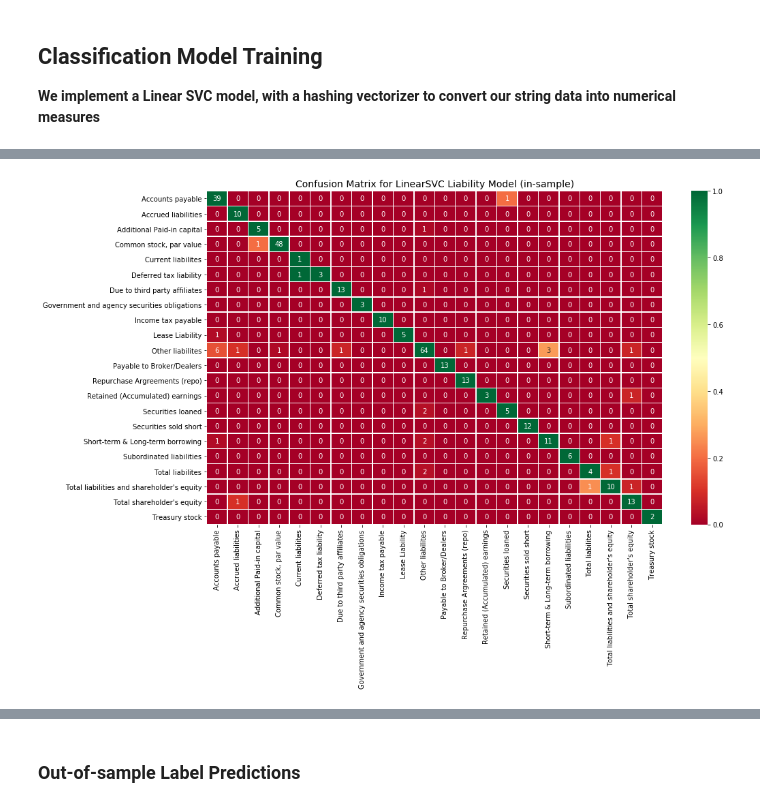
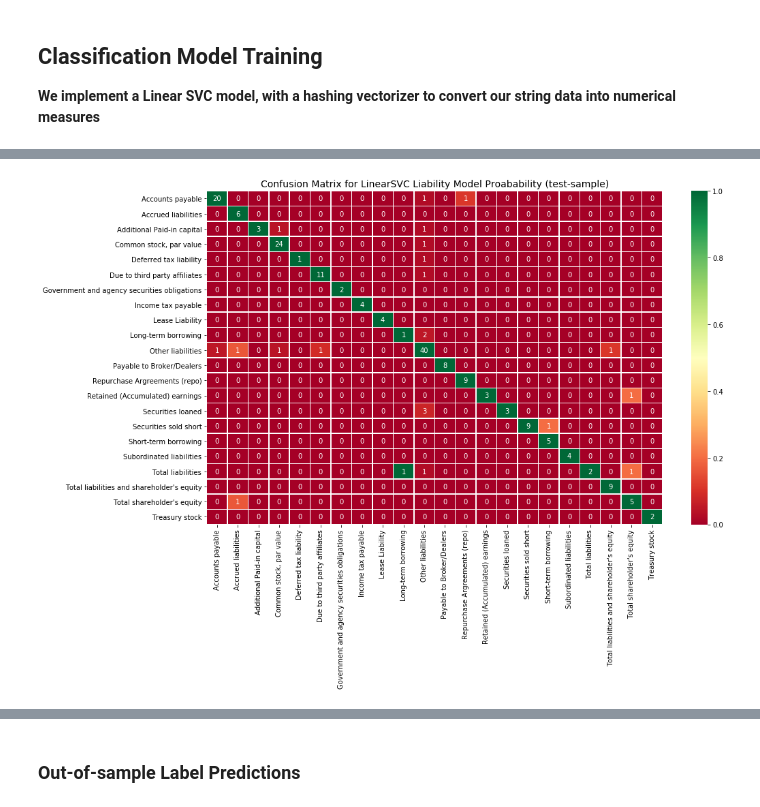
Before and after one commit to fernando-duarte/X17A5, a Jupyter notebook: buildDatabase.ipynb, the cells around one changed output, grey strips where cells are left out. Drawn from its saved outputs; the diff is of its cells as text; code cells hidden in the pictures.

Commit message:
Expanded work on classification model, adding CV fits

```diff
--- a/buildDatabase.ipynb
+++ b/buildDatabase.ipynb
@@ -1048,27 +1050,37 @@ liabileLearning.to_csv('liabilityML.csv', index=False)
 ## Classification Model Training
 **We implement a Linear SVC model, with a hashing vectorizer to convert our string data into numerical measures**
 # %%
-def cls_sec(X, y, vectorizer, classification):
+def cls_sec(X, y, vectorizer, classification, cvSplits:int=5):
+
+    # cross-validating engine used for CV score
+    cv = StratifiedKFold(n_splits=cvSplits, shuffle=True, random_state=42)
+
+    # compute the cross-validation for a X and Y components
+    cv_score = cross_val_score(clf, vectorizer.fit_transform(X.values.flatten()), y, cv=cv,
+                               scoring='f1_macro', verbose=0)
+
+    # split dependent and independent variables into training and testing windows (random split)
+    X_train, X_test, y_train, y_test = train_test_split(X, y, test_size=0.20, shuffle=True, random_state=1)
 
     # vectorizes the text via Tfid to be used in classification implementation
-    X = vectorizer.fit_transform(X.values.flatten())
-
-    # split dependent and independent variables into training and testing windows (random split)
-    X_train, X_test, y_train, y_test = train_test_split(X, y, test_size=0.33, random_state=1)
+    x_train = vectorizer.fit_transform(X_train.values.flatten())
+    x_test = vectorizer.fit_transform(X_test.values.flatten())
 
     # intantiate the classification model and fit data
     mdl = classification
-    mdl.fit(X_train, y_train)
+    mdl.fit(x_train, y_train)
 
     # predict target classes based on classification model
-    y_pred = mdl.predict(X_test)
+    y_pred = mdl.predict(x_test)
 
     # compute percision score, representing the true positive count
     score = round(precision_score(y_test, y_pred, average='micro'), 4) * 100
     print("\nPercision score using a micro average is {s}%".format(s=score))
+    print('Cross-validation measures using {} splits are'.format(cvSplits))
+    print(cv_score)
     print('A micro average calculates metrics globally by counting the total true positives, false negatives and false positives.')
 
-    return mdl, y_test, y_pred
+    return mdl, X_test, y_test, y_pred, cv_score
 # %%
 assetML = pd.read_csv('assetML.csv')
 # %%
@@ -1126,6 +1104,6 @@ Percision score using a micro average is 93.51%
 A micro average calculates metrics globally by counting the total true positives, false negatives and false positives.
 # %%
-mdl2, testcase2, pred2 = cls_sec(X2, y2, HashingVectorizer(n_features=500, strip_accents='ascii'),
-                                 LinearSVC(penalty='l2', loss='squared_hinge', multi_class='crammer_singer',
-                                           verbose=1, random_state=1))
+mdl2, xtest2, testcase2, pred2, cv2 = cls_sec(X2, y2, HashingVectorizer(n_features=500, strip_accents='ascii'),
+                                              LinearSVC(penalty='l2', loss='squared_hinge', multi_class='crammer_singer',
+                                                        verbose=1, random_state=1))
 # %% [output]
@@ -1135,7 +1115,9 @@ A micro average calculates metrics globally by counting the total true positives
 # %%
 # confusion matrix reflecting the accuracy of prediction across the each label
 # each row shows the count of each corresponding label column wise, should have the columns the most populated
-cmat1 = pd.DataFrame(confusion_matrix(testcase1, pred1), columns=np.unique(pred1), index=np.unique(pred1))
-cmat2 = pd.DataFrame(confusion_matrix(testcase2, pred2), columns=np.unique(pred2), index=np.unique(pred2))
+cmat1 = pd.DataFrame(confusion_matrix(testcase1, pred1, normalize=None),
+                     columns=np.unique(testcase1), index=np.unique(testcase1))
+cmat2 = pd.DataFrame(confusion_matrix(testcase2, pred2, normalize=None),
+                     columns=np.unique(testcase2), index=np.unique(testcase2))
 # %%
 plt.figure(figsize=(15, 9))
@@ -1148,8 +1157,8 @@ plt.show()
 # %%
 plt.figure(figsize=(15, 9))
-plt.title('Confusion Matrix for LinearSVC Liability Model (in-sample)', fontsize=14)
+plt.title('Confusion Matrix for LinearSVC Liability Model Proabability (test-sample)', fontsize=14)
 scaled_df = (cmat2 - cmat2.min(axis=0)) / (cmat2.max(axis=0) - cmat2.min(axis=0))
-sns.heatmap(scaled_df, annot=cmat2, fmt="d", linewidths=.5, cmap="RdYlGn")
+sns.heatmap(scaled_df, annot=cmat2, linewidths=.5, cmap="RdYlGn")
 plt.show()
 # %% [output]
-[figure, old version]
+[figure, new version]
```
Also changed, not shown: parts of 14 cells of this notebook, 2 other files.
